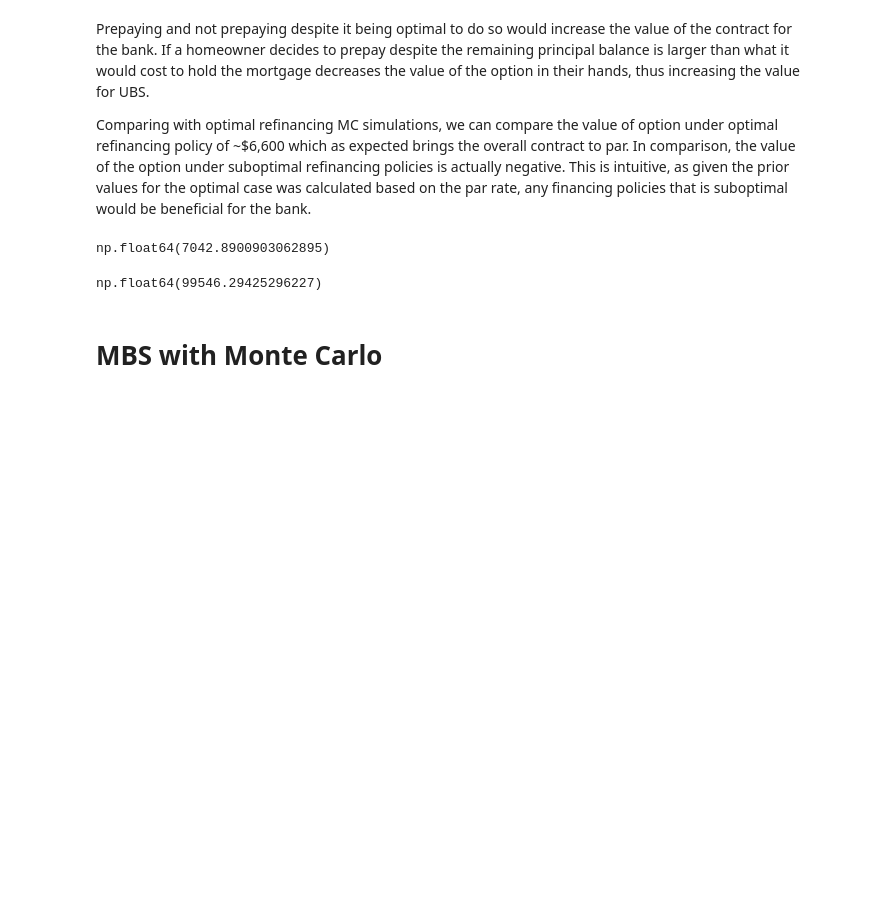
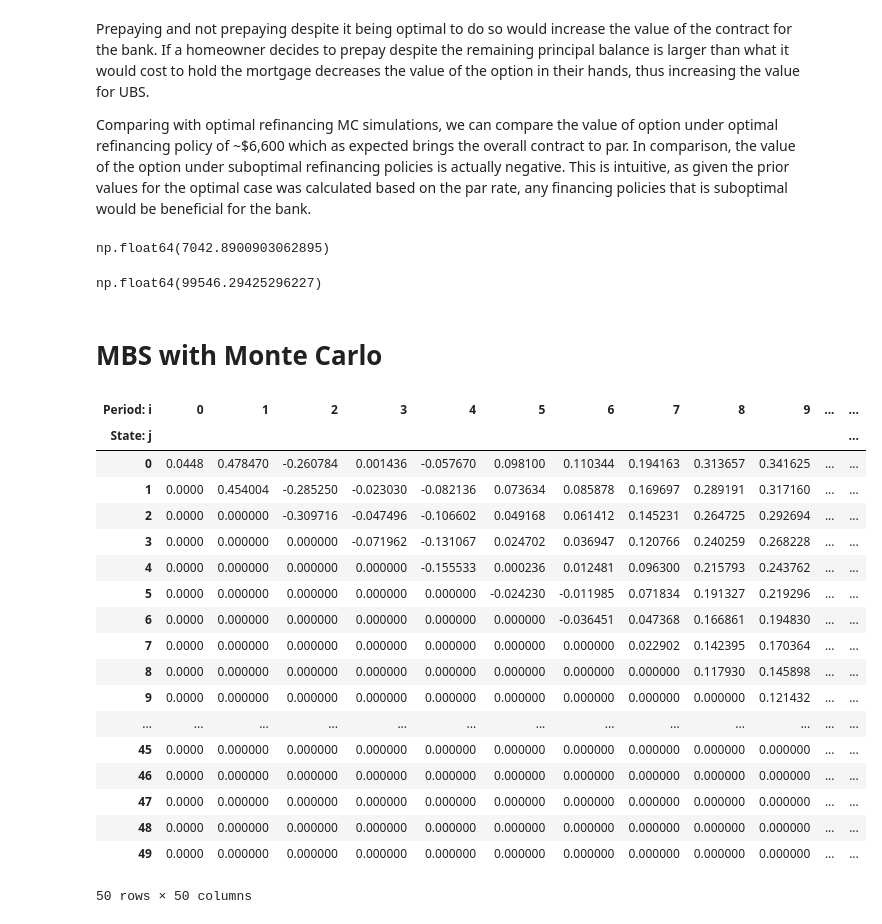
Before and after one commit to Pj-354/New-FICC, a Jupyter notebook: FICC_Summative_Assignment_v7_good.ipynb, the cells around one changed output. Cells and saved outputs as stored; diff of their text form; code cells hidden in the pictures; blank space fills up the shorter version.

```diff
--- a/FICC_Summative_Assignment_v7_good.ipynb
+++ b/FICC_Summative_Assignment_v7_good.ipynb
@@ -873,3 +916,25 @@ MC_Sim_Suboptimal_Prepay_Value
 np.float64(99546.29425296227)
 # %% [markdown]
 # MBS with Monte Carlo
+# %%
+array2dataframe(Ho_Lee_Tree)
+# %% [output]
+| Period: i | 0 | 1 | 2 | 3 | 4 | 5 | 6 | 7 | 8 | 9 | ... | ... |
+| State: j |  |  |  |  |  |  |  |  |  |  |  | ... |
+| 0 | 0.0448 | 0.478470 | -0.260784 | 0.001436 | -0.057670 | 0.098100 | 0.110344 | 0.194163 | 0.313657 | 0.341625 | ... | ... |
+| 1 | 0.0000 | 0.454004 | -0.285250 | -0.023030 | -0.082136 | 0.073634 | 0.085878 | 0.169697 | 0.289191 | 0.317160 | ... | ... |
+| 2 | 0.0000 | 0.000000 | -0.309716 | -0.047496 | -0.106602 | 0.049168 | 0.061412 | 0.145231 | 0.264725 | 0.292694 | ... | ... |
+| 3 | 0.0000 | 0.000000 | 0.000000 | -0.071962 | -0.131067 | 0.024702 | 0.036947 | 0.120766 | 0.240259 | 0.268228 | ... | ... |
+| 4 | 0.0000 | 0.000000 | 0.000000 | 0.000000 | -0.155533 | 0.000236 | 0.012481 | 0.096300 | 0.215793 | 0.243762 | ... | ... |
+| 5 | 0.0000 | 0.000000 | 0.000000 | 0.000000 | 0.000000 | -0.024230 | -0.011985 | 0.071834 | 0.191327 | 0.219296 | ... | ... |
+| 6 | 0.0000 | 0.000000 | 0.000000 | 0.000000 | 0.000000 | 0.000000 | -0.036451 | 0.047368 | 0.166861 | 0.194830 | ... | ... |
+| 7 | 0.0000 | 0.000000 | 0.000000 | 0.000000 | 0.000000 | 0.000000 | 0.000000 | 0.022902 | 0.142395 | 0.170364 | ... | ... |
+| 8 | 0.0000 | 0.000000 | 0.000000 | 0.000000 | 0.000000 | 0.000000 | 0.000000 | 0.000000 | 0.117930 | 0.145898 | ... | ... |
+| 9 | 0.0000 | 0.000000 | 0.000000 | 0.000000 | 0.000000 | 0.000000 | 0.000000 | 0.000000 | 0.000000 | 0.121432 | ... | ... |
+| ... | ... | ... | ... | ... | ... | ... | ... | ... | ... | ... | ... | ... |
+| 45 | 0.0000 | 0.000000 | 0.000000 | 0.000000 | 0.000000 | 0.000000 | 0.000000 | 0.000000 | 0.000000 | 0.000000 | ... | ... |
+| 46 | 0.0000 | 0.000000 | 0.000000 | 0.000000 | 0.000000 | 0.000000 | 0.000000 | 0.000000 | 0.000000 | 0.000000 | ... | ... |
+| 47 | 0.0000 | 0.000000 | 0.000000 | 0.000000 | 0.000000 | 0.000000 | 0.000000 | 0.000000 | 0.000000 | 0.000000 | ... | ... |
+| 48 | 0.0000 | 0.000000 | 0.000000 | 0.000000 | 0.000000 | 0.000000 | 0.000000 | 0.000000 | 0.000000 | 0.000000 | ... | ... |
+| 49 | 0.0000 | 0.000000 | 0.000000 | 0.000000 | 0.000000 | 0.000000 | 0.000000 | 0.000000 | 0.000000 | 0.000000 | ... | ... |
+50 rows × 50 columns
```
Also changed, not shown: parts of 21 cells of this notebook.
